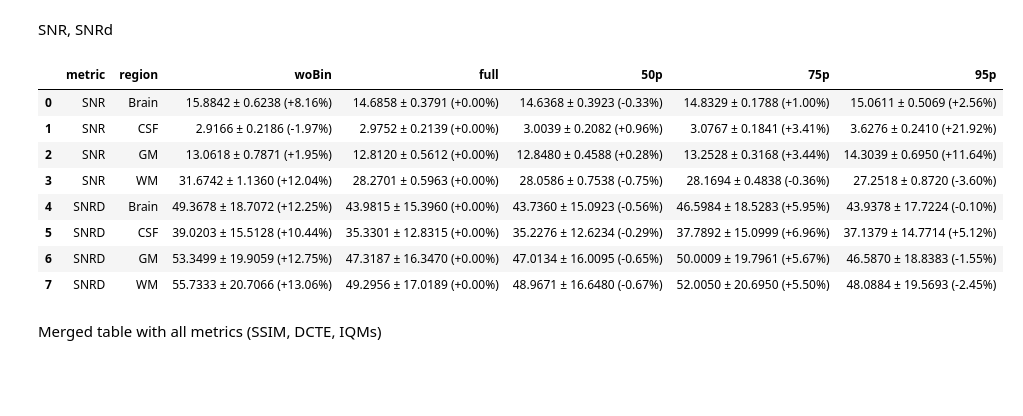
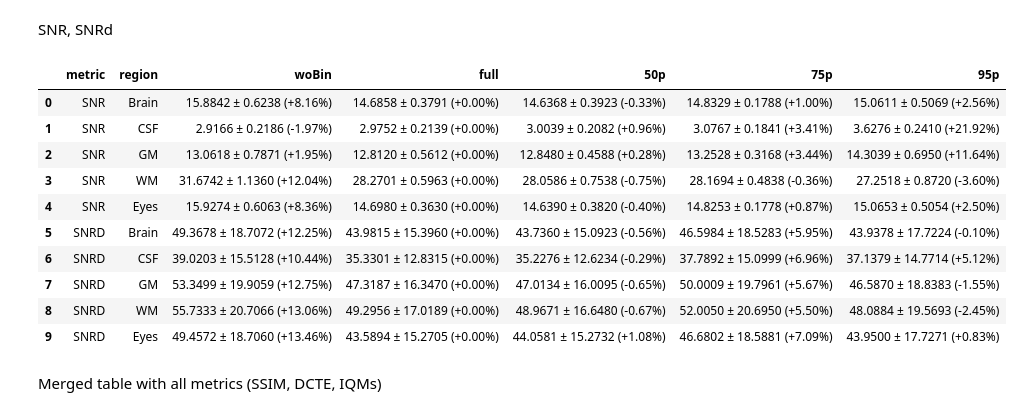
Before and after one commit to MattechLab/MR-EyeTrack, a Jupyter notebook: analysis/comparison/iqms_mriqc/mri_qc.ipynb, the cells around one changed output. Drawn from its saved outputs; the diff is of its cells as text; code cells hidden in the pictures; blank space fills up the shorter version.

Commit message:
add: check orientation, resume recons, eyes rows in metrics tables

```diff
--- a/analysis/comparison/iqms_mriqc/mri_qc.ipynb
+++ b/analysis/comparison/iqms_mriqc/mri_qc.ipynb
@@ -549,12 +568,10 @@ SNR mean
 import pandas as pd
 import plotly.express as px
 
-# Build SNR-long dataframe from `merged` (exclude 'eyes' mask)
+# Build SNR-long dataframe from `merged` (include 'eyes' mask via snr_total)
 records_snr = []
 for _, r in merged.iterrows():
     mask = r.get('mask')
-    if str(mask).lower() == 'eyes':
-        continue
 
     subj = r.get('subject')
     pos = r.get('position')
@@ -578,7 +595,12 @@ for _, r in merged.iterrows():
             })
     else:
         val = r.get('snr_total') if 'snr_total' in r.index else pd.NA
-        label = 'Whole Volume' if str(mask) == 'volume' else mask
+        if str(mask) == 'volume':
+            label = 'Whole Volume'
+        elif str(mask).lower() == 'eyes':
+            label = 'Eyes'
+        else:
+            label = mask
         records_snr.append({
             'subject': subj,
             'position': pos,
@@ -599,9 +621,9 @@ df_snr_mean = plot_snr.groupby(
     ['subject', 'mask_region_label', 'reconstruction'], as_index=False
 )['snr'].mean()
 
-# Ensure categorical ordering (same as DCTE plot)
+# Ensure categorical ordering
 recon_order = ['woBin', 'full', '50p', '75p', '95p']
-mask_order = ['Whole Volume', 'Brain', 'CSF', 'GM', 'WM', 'Eyes']  # eyes are excluded but keep ordering
+mask_order = ['Whole Volume', 'Brain', 'CSF', 'GM', 'WM', 'Eyes']
 df_snr_mean['reconstruction'] = pd.Categorical(df_snr_mean['reconstruction'], categories=recon_order, ordered=True)
 df_snr_mean['mask_region_label'] = pd.Categorical(df_snr_mean['mask_region_label'], categories=mask_order, ordered=True)
 
@@ -700,12 +722,10 @@ import plotly.express as px
 
 # Assuming 'merged' dataframe is already loaded
 
-# Build SNRd-long dataframe from `merged` (exclude 'eyes' mask)
+# Build SNRd-long dataframe from `merged` (include 'eyes' mask via snrd_total)
 records_snrd = []
 for _, r in merged.iterrows():
     mask = r.get('mask')
-    if str(mask).lower() == 'eyes':
-        continue
 
     subj = r.get('subject')
     pos = r.get('position')
@@ -729,7 +749,12 @@ for _, r in merged.iterrows():
             })
     else:
         val = r.get('snrd_total') if 'snrd_total' in r.index else pd.NA
-        label = 'Whole Volume' if str(mask) == 'volume' else mask
+        if str(mask) == 'volume':
+            label = 'Whole Volume'
+        elif str(mask).lower() == 'eyes':
+            label = 'Eyes'
+        else:
+            label = mask
         records_snrd.append({
             'subject': subj,
             'position': pos,
@@ -750,8 +775,8 @@ df_snrd_mean = plot_snrd.groupby(
     ['subject', 'mask_region_label', 'reconstruction'], as_index=False
 )['snrd'].mean()
 
-# Ensure categorical ordering (remove 'Eyes')
-mask_order_snrd = ['Whole Volume', 'Brain', 'CSF', 'GM', 'WM']
+# Ensure categorical ordering
+mask_order_snrd = ['Whole Volume', 'Brain', 'CSF', 'GM', 'WM', 'Eyes']
 recon_order = ['woBin', 'full', '50p', '75p', '95p']
 
 df_snrd_mean['reconstruction'] = pd.Categorical(df_snrd_mean['reconstruction'], categories=recon_order, ordered=True)
@@ -1537,7 +1562,7 @@ metrics_fig2 = [
     (df_snrd_mean, 'snrd', 'SNRD')
 ]
 
-tissue_order = ['Whole Volume', 'Brain', 'CSF', 'GM', 'WM']
+tissue_order = ['Whole Volume', 'Brain', 'CSF', 'GM', 'WM', 'Eyes']
 recon_order = ['woBin', 'full', '50p', '75p', '95p']
 
 # Mapping reconstruction codes to friendly labels
@@ -1555,7 +1580,8 @@ tissue_colors = {
     "Brain": "#ff7f0e",
     "CSF": "#2ca02c",
     "GM": "#d62728",
-    "WM": "#9467bd"
+    "WM": "#9467bd",
+    "Eyes": "#17becf"
 }
 
 # === Create subplots (1 row, 2 columns) ===
@@ -1627,7 +1653,7 @@ for idx, (df, y_col, _) in enumerate(metrics_fig2):
 
 # === Layout ===
 fig2.update_layout(
-    title_text="Mean ± Std Tissue-specific Metrics across Reconstructions",
+    title_text="Mean \u00b1 Std Tissue-specific Metrics across Reconstructions",
     height=500,
     width=1200,
     template="plotly_white",
@@ -1736,7 +1762,7 @@ import pandas as pd
 import numpy as np
 
 recon_order = ['woBin', 'full', '50p', '75p', '95p']
-tissue_order = ['Whole Volume', 'Brain', 'CSF', 'GM', 'WM']  # include Whole Volume for completeness if present
+tissue_order = ['Whole Volume', 'Brain', 'CSF', 'GM', 'WM', 'Eyes']
 
 def summarize_tissue_metric(df, value_col, metric_name, recon_order=recon_order, tissue_order=tissue_order):
     tables = []
@@ -1765,8 +1791,8 @@ def summarize_tissue_metric(df, value_col, metric_name, recon_order=recon_order,
             summary['perc_change'] = (summary['mean'] - full_mean) / full_mean * 100
 
         summary['formatted'] = summary.apply(
-            lambda row: f"{row['mean']:.4f} ± {row['std']:.4f} ({row['perc_change']:+.2f}%)"
-            if pd.notna(row['perc_change']) else f"{row['mean']:.4f} ± {row['std']:.4f}",
+            lambda row: f"{row['mean']:.4f} \u00b1 {row['std']:.4f} ({row['perc_change']:+.2f}%)"
+            if pd.notna(row['perc_change']) else f"{row['mean']:.4f} \u00b1 {row['std']:.4f}",
             axis=1
         )
 
@@ -1776,38 +1802,39 @@ def summarize_tissue_metric(df, value_col, metric_name, recon_order=recon_order,
             match = summary.loc[summary['reconstruction'] == col, 'formatted']
             row[col] = match.values[0] if not match.empty else ""
         tables.append(pd.DataFrame([row]))
 
     # ensure consistent columns even if empty
     cols = ['metric', 'region'] + recon_order
     if tables:
         result = pd.concat(tables, ignore_index=True)
-        # reindex to ensure column order
         return result.reindex(columns=cols)
     else:
         return pd.DataFrame(columns=cols)
 
 # Generate summaries
 snr_summary = summarize_tissue_metric(df_snr_mean, 'snr', 'SNR')
 snrd_summary = summarize_tissue_metric(df_snrd_mean, 'snrd', 'SNRD')
 
 # Combine or display separately
 pd.set_option('display.max_colwidth', None)
 final_snr_snrd = pd.concat([snr_summary, snrd_summary], ignore_index=True)
 
 # Save table as csv
 final_snr_snrd.to_csv("iqms_summary_table_2.csv", index=False)
 
 final_snr_snrd
 # %% [output]
 |  | metric | region | woBin | full | 50p | 75p | 95p |
 | 0 | SNR | Brain | 15.8842 ± 0.6238 (+8.16%) | 14.6858 ± 0.3791 (+0.00%) | 14.6368 ± 0.3923 (-0.33%) | 14.8329 ± 0.1788 (+1.00%) | 15.0611 ± 0.5069 (+2.56%) |
 | 1 | SNR | CSF | 2.9166 ± 0.2186 (-1.97%) | 2.9752 ± 0.2139 (+0.00%) | 3.0039 ± 0.2082 (+0.96%) | 3.0767 ± 0.1841 (+3.41%) | 3.6276 ± 0.2410 (+21.92%) |
 | 2 | SNR | GM | 13.0618 ± 0.7871 (+1.95%) | 12.8120 ± 0.5612 (+0.00%) | 12.8480 ± 0.4588 (+0.28%) | 13.2528 ± 0.3168 (+3.44%) | 14.3039 ± 0.6950 (+11.64%) |
 | 3 | SNR | WM | 31.6742 ± 1.1360 (+12.04%) | 28.2701 ± 0.5963 (+0.00%) | 28.0586 ± 0.7538 (-0.75%) | 28.1694 ± 0.4838 (-0.36%) | 27.2518 ± 0.8720 (-3.60%) |
-| 4 | SNRD | Brain | 49.3678 ± 18.7072 (+12.25%) | 43.9815 ± 15.3960 (+0.00%) | 43.7360 ± 15.0923 (-0.56%) | 46.5984 ± 18.5283 (+5.95%) | 43.9378 ± 17.7224 (-0.10%) |
-| 5 | SNRD | CSF | 39.0203 ± 15.5128 (+10.44%) | 35.3301 ± 12.8315 (+0.00%) | 35.2276 ± 12.6234 (-0.29%) | 37.7892 ± 15.0999 (+6.96%) | 37.1379 ± 14.7714 (+5.12%) |
-| 6 | SNRD | GM | 53.3499 ± 19.9059 (+12.75%) | 47.3187 ± 16.3470 (+0.00%) | 47.0134 ± 16.0095 (-0.65%) | 50.0009 ± 19.7961 (+5.67%) | 46.5870 ± 18.8383 (-1.55%) |
-| 7 | SNRD | WM | 55.7333 ± 20.7066 (+13.06%) | 49.2956 ± 17.0189 (+0.00%) | 48.9671 ± 16.6480 (-0.67%) | 52.0050 ± 20.6950 (+5.50%) | 48.0884 ± 19.5693 (-2.45%) |
+| 4 | SNR | Eyes | 15.9274 ± 0.6063 (+8.36%) | 14.6980 ± 0.3630 (+0.00%) | 14.6390 ± 0.3820 (-0.40%) | 14.8253 ± 0.1778 (+0.87%) | 15.0653 ± 0.5054 (+2.50%) |
+| 5 | SNRD | Brain | 49.3678 ± 18.7072 (+12.25%) | 43.9815 ± 15.3960 (+0.00%) | 43.7360 ± 15.0923 (-0.56%) | 46.5984 ± 18.5283 (+5.95%) | 43.9378 ± 17.7224 (-0.10%) |
+| 6 | SNRD | CSF | 39.0203 ± 15.5128 (+10.44%) | 35.3301 ± 12.8315 (+0.00%) | 35.2276 ± 12.6234 (-0.29%) | 37.7892 ± 15.0999 (+6.96%) | 37.1379 ± 14.7714 (+5.12%) |
+| 7 | SNRD | GM | 53.3499 ± 19.9059 (+12.75%) | 47.3187 ± 16.3470 (+0.00%) | 47.0134 ± 16.0095 (-0.65%) | 50.0009 ± 19.7961 (+5.67%) | 46.5870 ± 18.8383 (-1.55%) |
+| 8 | SNRD | WM | 55.7333 ± 20.7066 (+13.06%) | 49.2956 ± 17.0189 (+0.00%) | 48.9671 ± 16.6480 (-0.67%) | 52.0050 ± 20.6950 (+5.50%) | 48.0884 ± 19.5693 (-2.45%) |
+| 9 | SNRD | Eyes | 49.4572 ± 18.7060 (+13.46%) | 43.5894 ± 15.2705 (+0.00%) | 44.0581 ± 15.2732 (+1.08%) | 46.6802 ± 18.5881 (+7.09%) | 43.9500 ± 17.7271 (+0.83%) |
 # %% [markdown]
 Merged table with all metrics (SSIM, DCTE, IQMs)
 # %%
```
Also changed, not shown: parts of 2 cells of this notebook, 13 other files.
